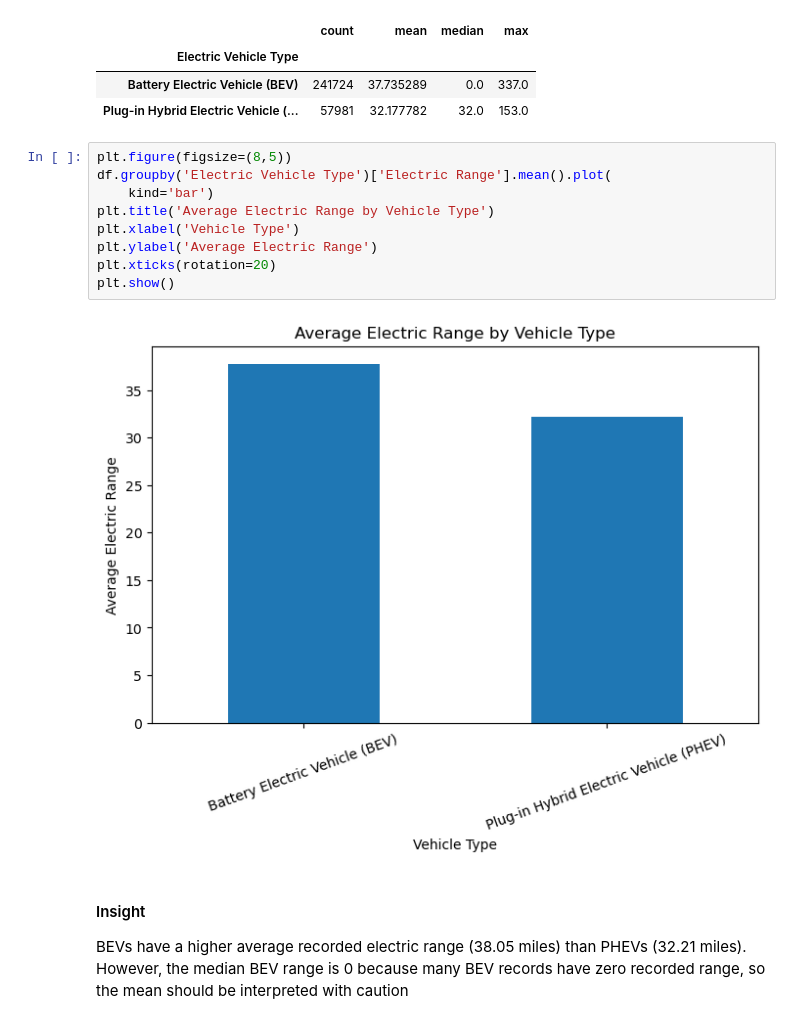
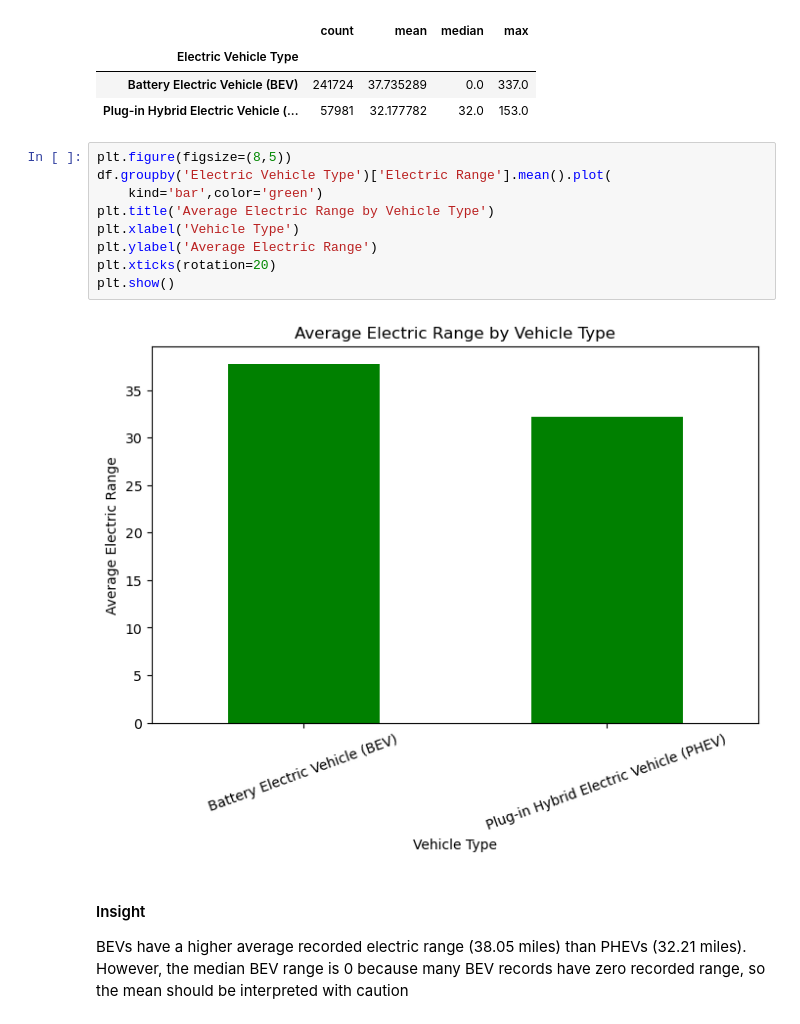
Before and after one commit to varshaamith8-coder/MAIN-PROJECT, a Jupyter notebook: MAIN PROJECT.ipynb, the cells around one changed output. Drawn from its saved outputs; the diff is of its cells as text.

```diff
--- a/MAIN PROJECT.ipynb
+++ b/MAIN PROJECT.ipynb
@@ -789,14 +793,14 @@ df.groupby('Electric Vehicle Type')['Electric Range'].agg(
 # %%
 plt.figure(figsize=(8,5))
 df.groupby('Electric Vehicle Type')['Electric Range'].mean().plot(
-    kind='bar')
+    kind='bar',color='green')
 plt.title('Average Electric Range by Vehicle Type')
 plt.xlabel('Vehicle Type')
 plt.ylabel('Average Electric Range')
 plt.xticks(rotation=20)
 plt.show()
 # %% [output]
-[figure, old version]
+[figure, new version]
 # %% [markdown]
 #### Insight
 
```
Also changed, not shown: parts of 16 cells of this notebook.
